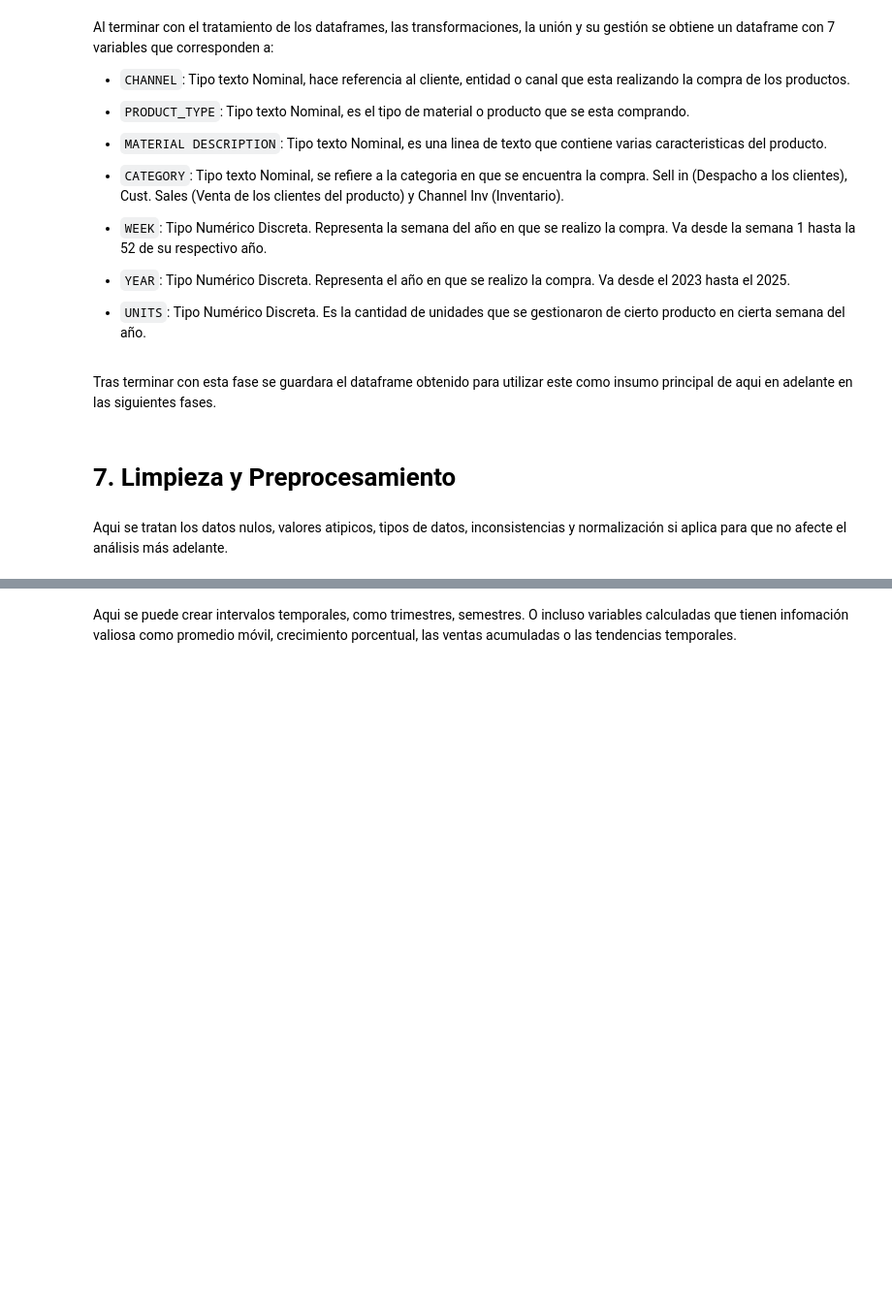
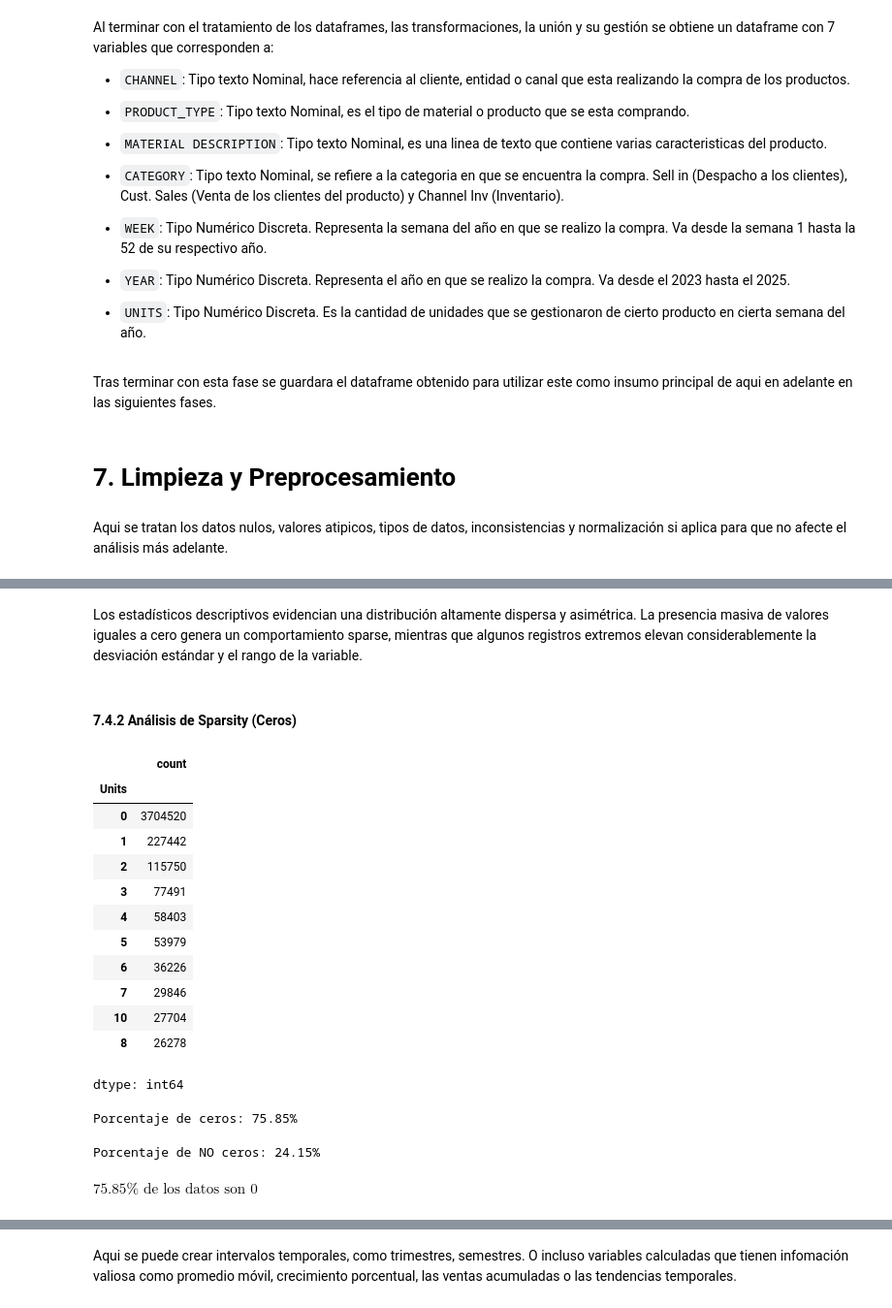
Before and after one commit to MiguelAlfonso1723/Hackathon_SIC2025, a Jupyter notebook: notebooks/sales_forecasting.analysis.ipynb, the cells around one changed output, grey strips where cells are left out. Shown at 97% size. Cells and saved outputs as stored; diff of their text form; code cells hidden in the pictures; blank space fills up the shorter version.

```diff
--- a/notebooks/sales_forecasting.analysis.ipynb
+++ b/notebooks/sales_forecasting.analysis.ipynb
@@ -723,0 +830,34 @@ Data columns (total 7 columns):
+# %% [markdown]
+Los estadísticos descriptivos evidencian una distribución altamente dispersa y asimétrica. La presencia masiva de valores iguales a cero genera un comportamiento sparse, mientras que algunos registros extremos elevan considerablemente la desviación estándar y el rango de la variable.
+# %% [markdown]
+#### 7.4.2 Análisis de Sparsity (Ceros)
+# %%
+df_total["Units"].value_counts().head(10)
+# %% [output]
+|  | count |
+| Units |  |
+| 0 | 3704520 |
+| 1 | 227442 |
+| 2 | 115750 |
+| 3 | 77491 |
+| 4 | 58403 |
+| 5 | 53979 |
+| 6 | 36226 |
+| 7 | 29846 |
+| 10 | 27704 |
+| 8 | 26278 |
+dtype: int64
+# %%
+zero_pct = (df_total["Units"] == 0).mean() * 100
+total = len(df_total)
+
+print(f"Porcentaje de ceros: {zero_pct:.2f}%")
+# %% [output]
+Porcentaje de ceros: 75.85%
+# %%
+non_zero_pct = (df_total["Units"] != 0).mean() * 100
+print(f"Porcentaje de NO ceros: {non_zero_pct:.2f}%")
+# %% [output]
+Porcentaje de NO ceros: 24.15%
+# %% [markdown]
+$75.85 \%  \text{ de los datos son 0}$
```
Also changed, not shown: parts of 60 cells of this notebook.
